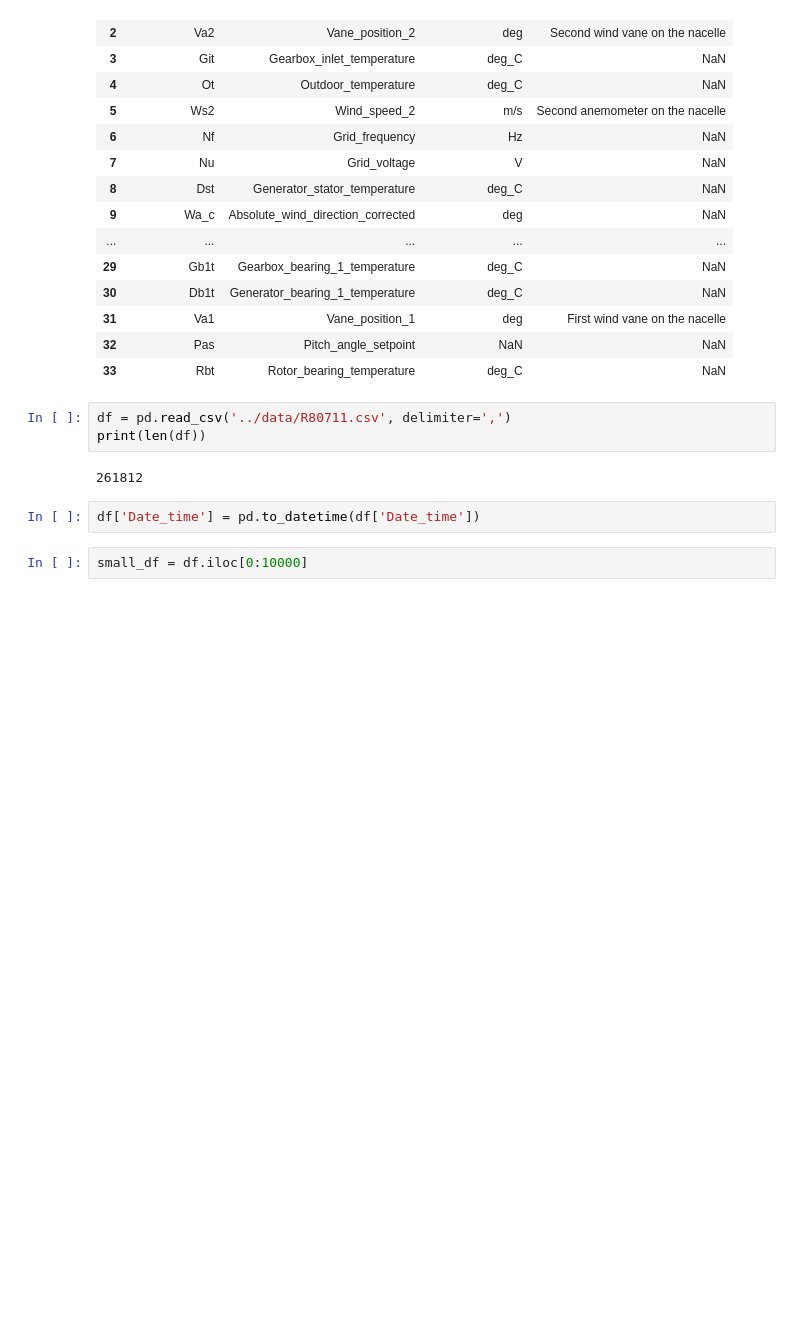
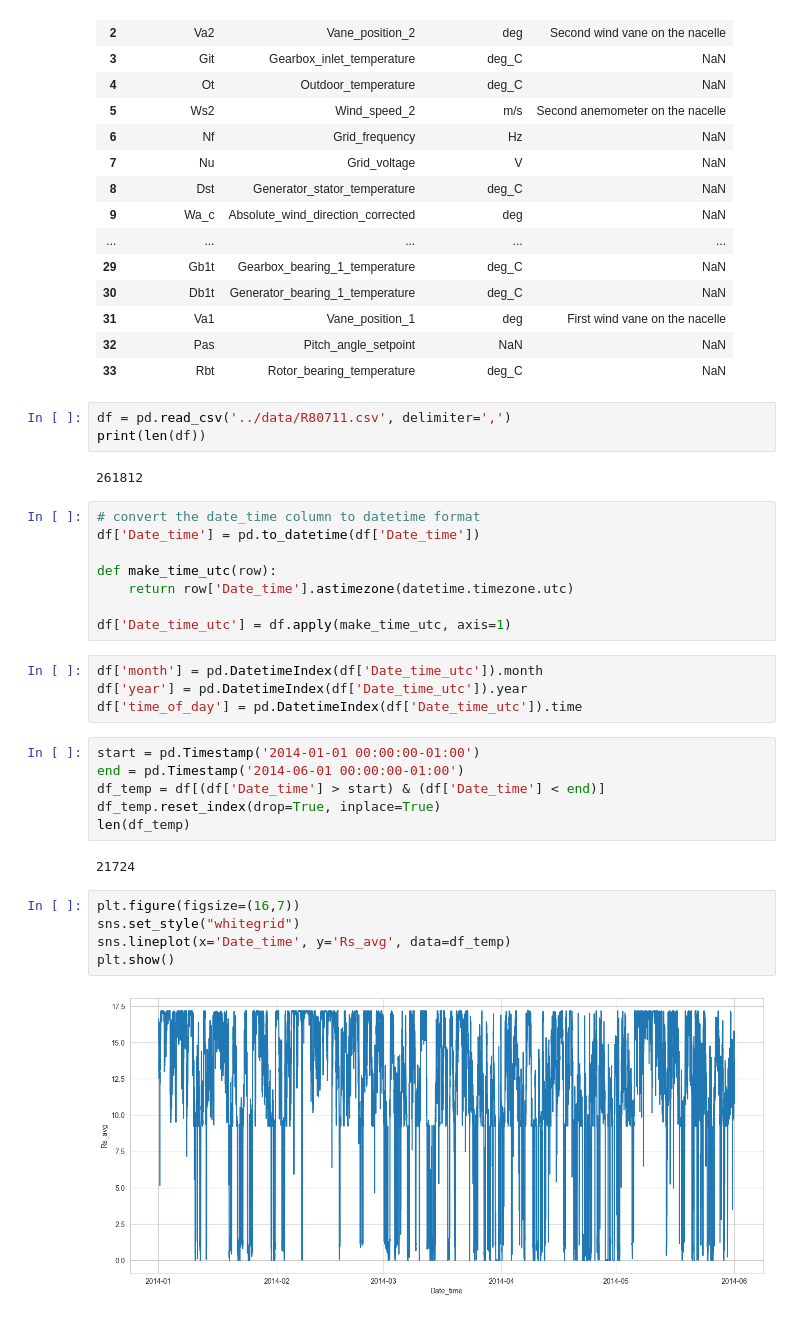
Before and after one commit to saneem89/AI4WindEnergy, a Jupyter notebook: exploratory_data_analysis/data_understading.ipynb, the cells around one changed output. Cells and saved outputs as stored; diff of their text form; blank space fills up the shorter version.

```diff
--- a/exploratory_data_analysis/data_understading.ipynb
+++ b/exploratory_data_analysis/data_understading.ipynb
@@ -29,7 +32,30 @@ df = pd.read_csv('../data/R80711.csv', delimiter=',')
 print(len(df))
 # %% [output]
 261812
-# %%
-df['Date_time'] = pd.to_datetime(df['Date_time'])
-# %%
-small_df = df.iloc[0:10000]
+# %%
+# convert the date_time column to datetime format
+df['Date_time'] = pd.to_datetime(df['Date_time'])
+
+def make_time_utc(row):
+    return row['Date_time'].astimezone(datetime.timezone.utc)
+
+df['Date_time_utc'] = df.apply(make_time_utc, axis=1)
+# %%
+df['month'] = pd.DatetimeIndex(df['Date_time_utc']).month
+df['year'] = pd.DatetimeIndex(df['Date_time_utc']).year
+df['time_of_day'] = pd.DatetimeIndex(df['Date_time_utc']).time
+# %%
+start = pd.Timestamp('2014-01-01 00:00:00-01:00')
+end = pd.Timestamp('2014-06-01 00:00:00-01:00')
+df_temp = df[(df['Date_time'] > start) & (df['Date_time'] < end)]
+df_temp.reset_index(drop=True, inplace=True)
+len(df_temp)
+# %% [output]
+21724
+# %%
+plt.figure(figsize=(16,7))
+sns.set_style("whitegrid")
+sns.lineplot(x='Date_time', y='Rs_avg', data=df_temp)
+plt.show()
+# %% [output]
+[figure, added]
```
Also changed, not shown: parts of 4 cells of this notebook, 2 other files.
